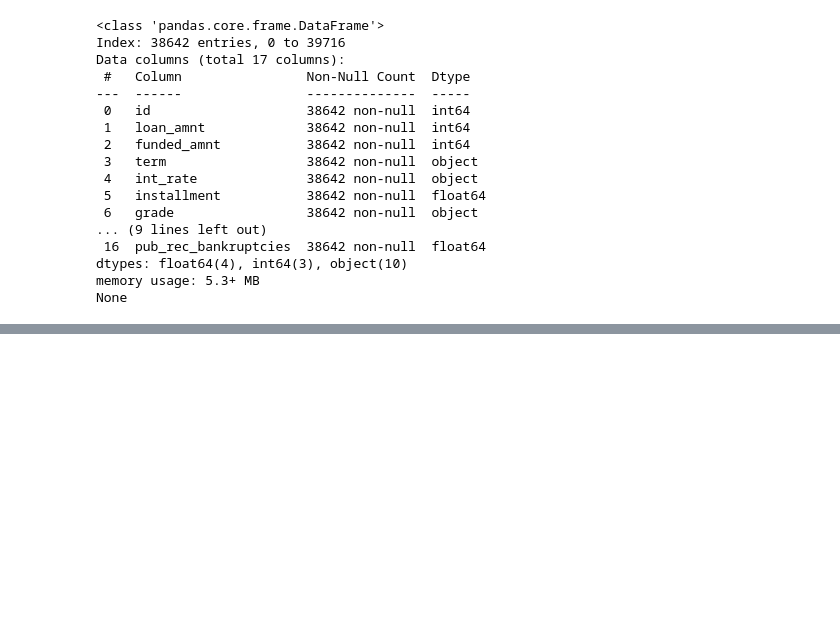
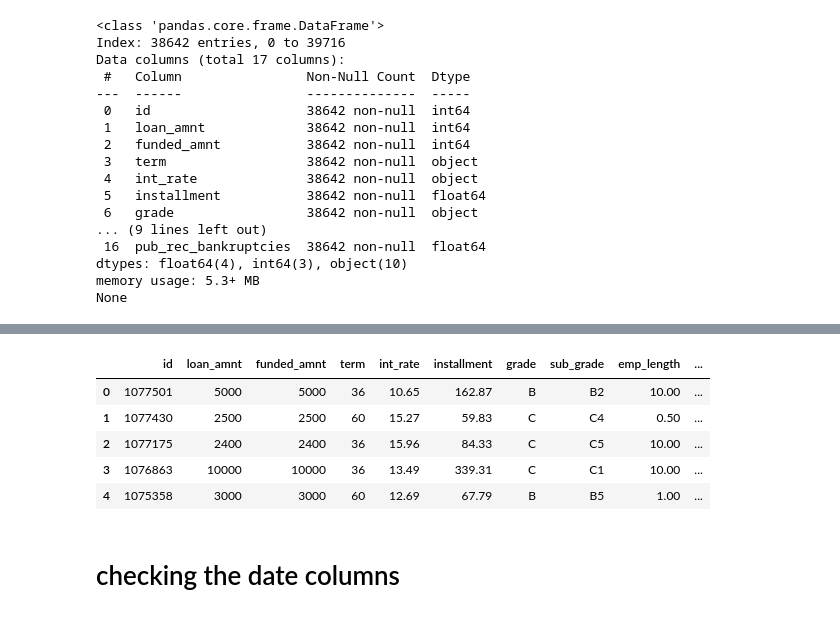
Before and after one commit to sidpani9001/LendingClubCaseStudy, a Jupyter notebook: lendingClubDataAnalysis_v1.ipynb, the cells around one changed output, grey strips where cells are left out. Drawn from its saved outputs; the diff is of its cells as text; code cells hidden in the pictures; blank space fills up the shorter version.

Commit message:
Data cleansing and analysis v3

```diff
--- a/lendingClubDataAnalysis_v1.ipynb
+++ b/lendingClubDataAnalysis_v1.ipynb
@@ -419,3 +419,33 @@ Data columns (total 17 columns):
 dtypes: float64(4), int64(3), object(10)
 memory usage: 5.3+ MB
 None
+# %%
+# Correcting data type and format for columns in the dataframe
+## Deriving more columns with the conversion of data type
+# Convert 'int_rate' to float with rounding to 2 decimal places
+loan_df['int_rate'] = loan_df['int_rate'].apply(lambda x: float(str(x).replace('%',''))).round(2)
+
+# Convert 'grade' and 'sub_grade' to categorical
+loan_df['grade'] = loan_df['grade'].astype('category')
+loan_df['sub_grade'] = loan_df['sub_grade'].astype('category')
+
+# Convert 'issue_d' to datetime format
+loan_df['issue_d'] = pd.to_datetime(loan_df['issue_d'], format='%b-%y')
+
+# Extract 'issue_year' and 'issue_month' from 'issue_d'
+loan_df['issue_year'] = loan_df['issue_d'].dt.year
+loan_df['issue_month'] = loan_df['issue_d'].dt.month
+
+# Convert 'purpose'  to categorical
+loan_df['purpose'] = loan_df['purpose'].astype('category')
+
+
+# Convert 'emp_length' to float
+loan_df['emp_length'] = loan_df['emp_length'].apply(lambda x: x.replace('years','').replace('+','').replace('< 1','0.5').replace('year','')).astype(float)
+
+# Convert 'home_ownership' and 'verification_status' to categorical
+loan_df['home_ownership'] = loan_df['home_ownership'].astype('category')
+loan_df['verification_status'] = loan_df['verification_status'].astype('category')
+
+# Convert 'term' to integer
+loan_df['term'] = loan_df['term'].apply(lambda x: int(x.replace(' months','')))
@@ -421,0 +472,12 @@ None
+# %%
+loan_df.head()
+#Now data seems to be formatted need to check the date columns
+# %% [output]
+|  | id | loan_amnt | funded_amnt | term | int_rate | installment | grade | sub_grade | emp_length | ... |
+| 0 | 1077501 | 5000 | 5000 | 36 | 10.65 | 162.87 | B | B2 | 10.00 | ... |
+| 1 | 1077430 | 2500 | 2500 | 60 | 15.27 | 59.83 | C | C4 | 0.50 | ... |
+| 2 | 1077175 | 2400 | 2400 | 36 | 15.96 | 84.33 | C | C5 | 10.00 | ... |
+| 3 | 1076863 | 10000 | 10000 | 36 | 13.49 | 339.31 | C | C1 | 10.00 | ... |
+| 4 | 1075358 | 3000 | 3000 | 60 | 12.69 | 67.79 | B | B5 | 1.00 | ... |
+# %% [markdown]
+# checking the date columns
```
Also changed, not shown: parts of 2 cells of this notebook.
